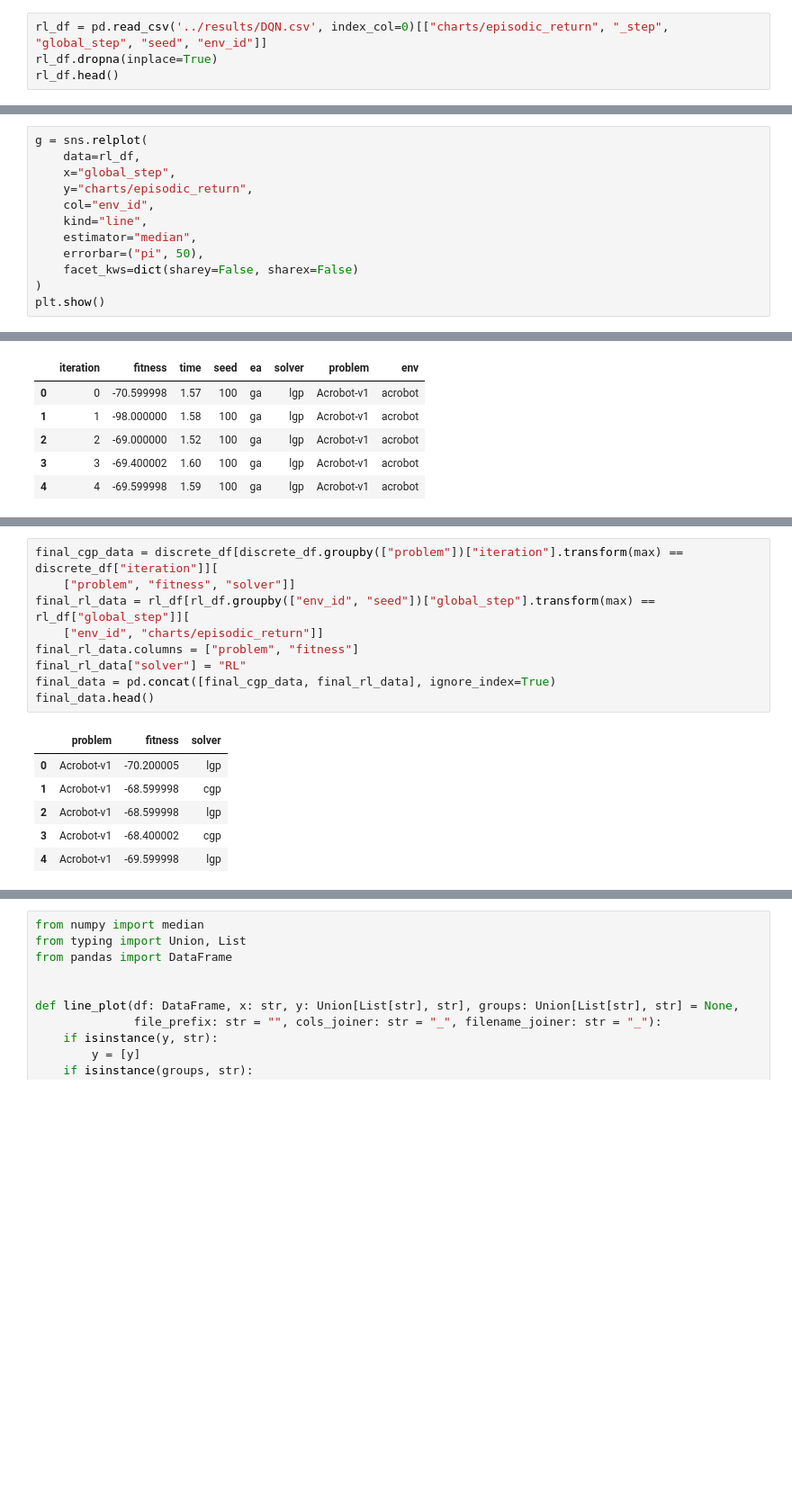
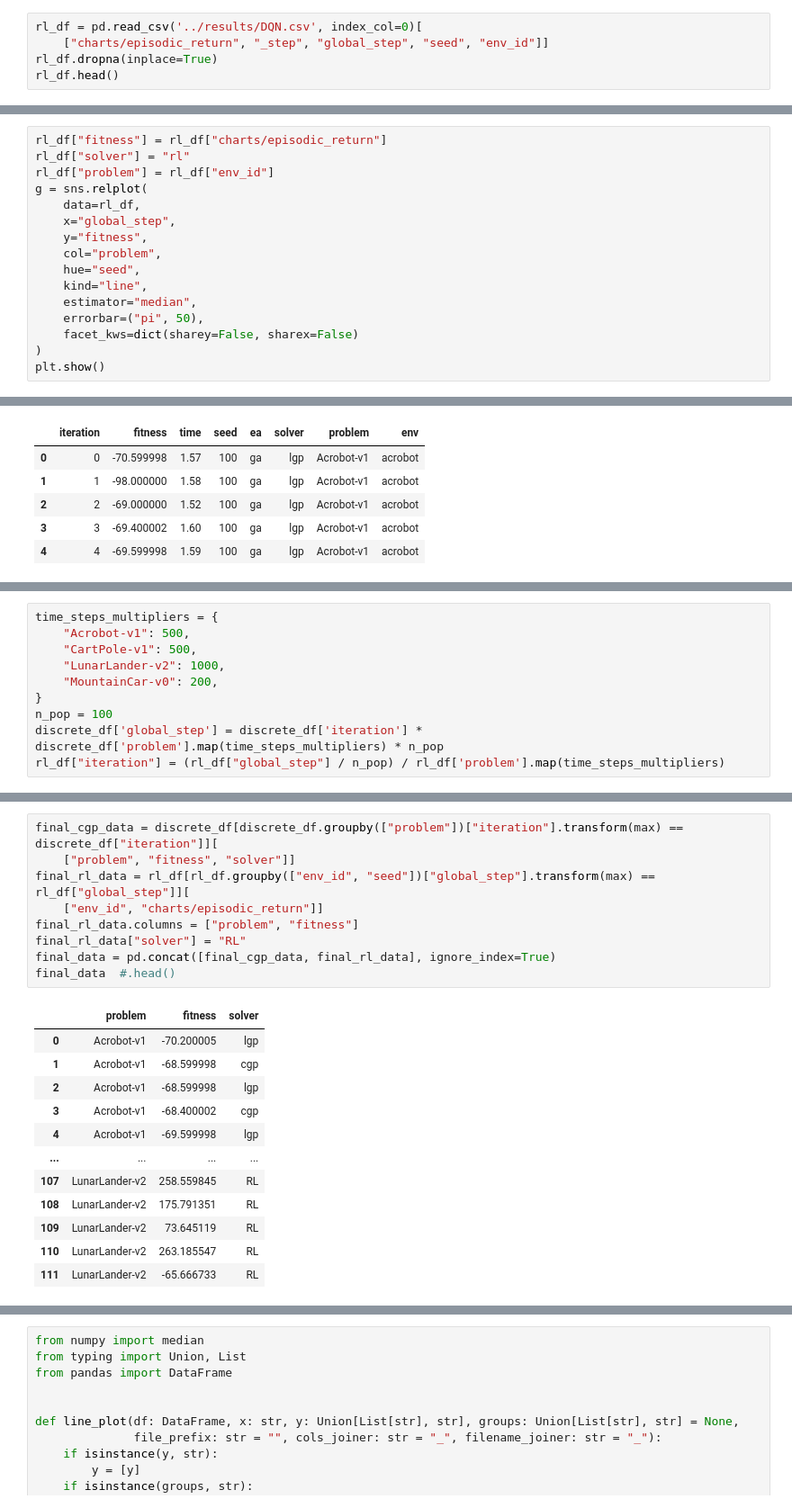
Before and after one commit to giorgia-nadizar/cgpax, a Jupyter notebook: analysis/discrete_control.ipynb, the cells around one changed output, grey strips where cells are left out. Shown at 90% size. Drawn from its saved outputs; the diff is of its cells as text; blank space fills up the shorter version.

```diff
--- a/analysis/discrete_control.ipynb
+++ b/analysis/discrete_control.ipynb
@@ -4,7 +4,8 @@ import pandas as pd
 import seaborn as sns
 import matplotlib.pyplot as plt
 # %%
-rl_df = pd.read_csv('../results/DQN.csv', index_col=0)[["charts/episodic_return", "_step", "global_step", "seed", "env_id"]]
+rl_df = pd.read_csv('../results/DQN.csv', index_col=0)[
+    ["charts/episodic_return", "_step", "global_step", "seed", "env_id"]]
 rl_df.dropna(inplace=True)
 rl_df.head()
 # %% [output]
@@ -15,11 +16,15 @@ rl_df.head()
 | 6 | -500.0 | 6 | 1999.0 | 3 | Acrobot-v1 |
 | 7 | -500.0 | 7 | 2499.0 | 3 | Acrobot-v1 |
 # %%
+rl_df["fitness"] = rl_df["charts/episodic_return"]
+rl_df["solver"] = "rl"
+rl_df["problem"] = rl_df["env_id"]
 g = sns.relplot(
     data=rl_df,
     x="global_step",
-    y="charts/episodic_return",
-    col="env_id",
+    y="fitness",
+    col="problem",
+    hue="seed",
     kind="line",
     estimator="median",
     errorbar=("pi", 50),
@@ -70,0 +75,10 @@ AttributeError: 'Line2D' object has no property 'errorbar'
+# %%
+time_steps_multipliers = {
+    "Acrobot-v1": 500,
+    "CartPole-v1": 500,
+    "LunarLander-v2": 1000,
+    "MountainCar-v0": 200,
+}
+n_pop = 100
+discrete_df['global_step'] = discrete_df['iteration'] * discrete_df['problem'].map(time_steps_multipliers) * n_pop
+rl_df["iteration"] = (rl_df["global_step"] / n_pop) / rl_df['problem'].map(time_steps_multipliers)
@@ -71,16 +117,22 @@ AttributeError: 'Line2D' object has no property 'errorbar'
 # %%
 final_cgp_data = discrete_df[discrete_df.groupby(["problem"])["iteration"].transform(max) == discrete_df["iteration"]][
     ["problem", "fitness", "solver"]]
 final_rl_data = rl_df[rl_df.groupby(["env_id", "seed"])["global_step"].transform(max) == rl_df["global_step"]][
     ["env_id", "charts/episodic_return"]]
 final_rl_data.columns = ["problem", "fitness"]
 final_rl_data["solver"] = "RL"
 final_data = pd.concat([final_cgp_data, final_rl_data], ignore_index=True)
-final_data.head()
+final_data  #.head()
 # %% [output]
 |  | problem | fitness | solver |
 | 0 | Acrobot-v1 | -70.200005 | lgp |
 | 1 | Acrobot-v1 | -68.599998 | cgp |
 | 2 | Acrobot-v1 | -68.599998 | lgp |
 | 3 | Acrobot-v1 | -68.400002 | cgp |
 | 4 | Acrobot-v1 | -69.599998 | lgp |
+| ... | ... | ... | ... |
+| 107 | LunarLander-v2 | 258.559845 | RL |
+| 108 | LunarLander-v2 | 175.791351 | RL |
+| 109 | LunarLander-v2 | 73.645119 | RL |
+| 110 | LunarLander-v2 | 263.185547 | RL |
+| 111 | LunarLander-v2 | -65.666733 | RL |
```
Also changed, not shown: parts of 12 cells of this notebook.
